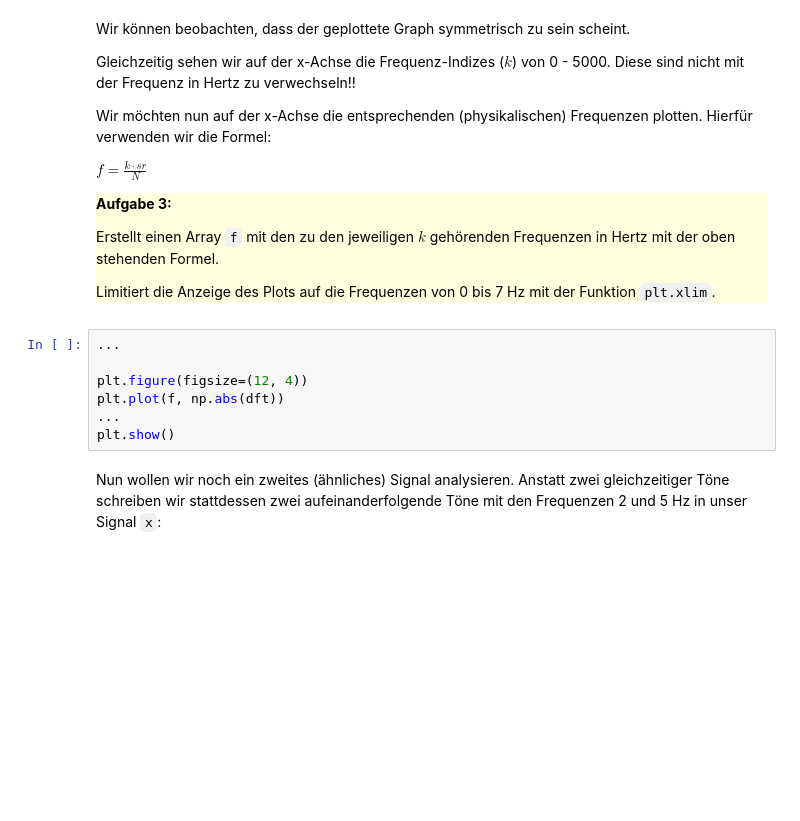
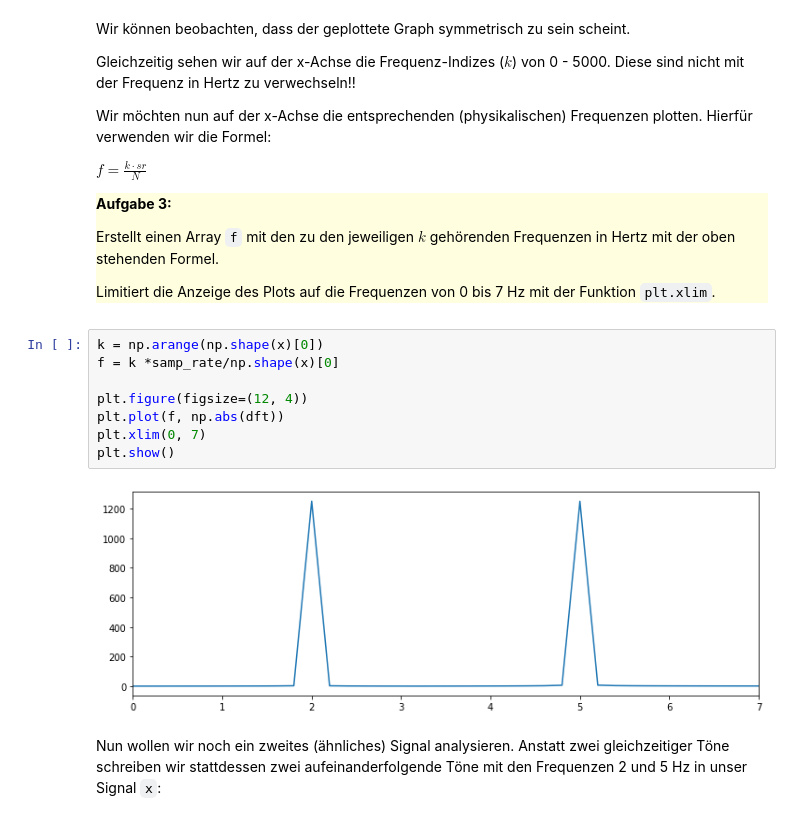
Before and after one commit to kjhsdf/Audio-Based-Music-Processing-2020, a Jupyter notebook: 10/Hausaufgabe_DFT_Anwendung.ipynb, the cells around one changed output. Drawn from its saved outputs; the diff is of its cells as text; blank space fills up the shorter version.

```diff
--- a/10/Hausaufgabe_DFT_Anwendung.ipynb
+++ b/10/Hausaufgabe_DFT_Anwendung.ipynb
@@ -56,12 +64,15 @@ Limitiert die Anzeige des Plots auf die Frequenzen von 0 bis 7 Hz mit der Funkti
 
 </div></p>
 # %%
-...
+k = np.arange(np.shape(x)[0])
+f = k *samp_rate/np.shape(x)[0]
 
 plt.figure(figsize=(12, 4))
 plt.plot(f, np.abs(dft))
-...
+plt.xlim(0, 7)
 plt.show()
+# %% [output]
+[figure, added]
 # %% [markdown]
 Nun wollen wir noch ein zweites (ähnliches) Signal analysieren. Anstatt zwei gleichzeitiger Töne schreiben wir stattdessen zwei aufeinanderfolgende Töne mit den Frequenzen 2 und 5 Hz in unser Signal `x`:
 # %%
```
Also changed, not shown: parts of 4 cells of this notebook.
